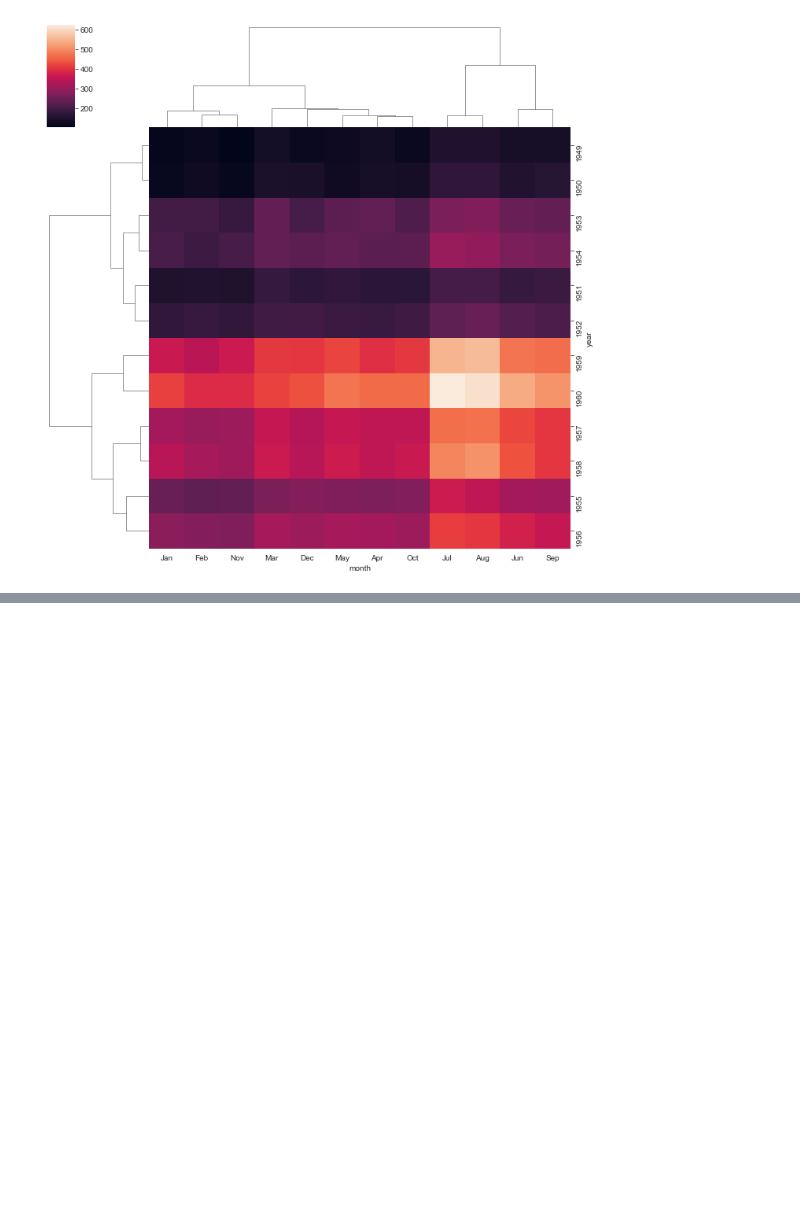
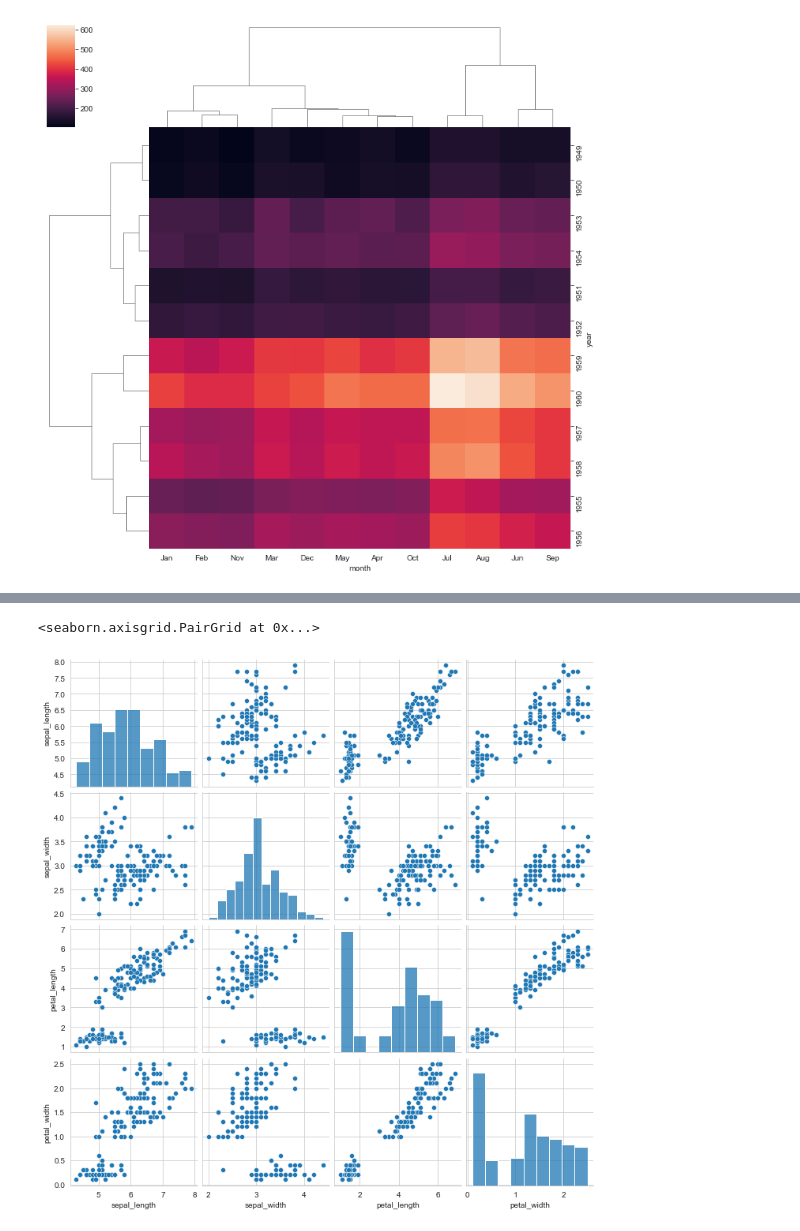
Before and after one commit to GarvitBanthiya/IT_Training_3rdSEM_ML, a Jupyter notebook: day19_seaborn.ipynb, the cells around one changed output, grey strips where cells are left out. Cells and saved outputs as stored; diff of their text form; code cells hidden in the pictures; blank space fills up the shorter version.

```diff
--- a/day19_seaborn.ipynb
+++ b/day19_seaborn.ipynb
@@ -160,0 +181,2 @@ sns.clustermap(data=fdf)
+# %%
+iris=sns.load_dataset('iris')
@@ -160,0 +192,5 @@ sns.clustermap(data=fdf)
+# %%
+sns.pairplot(data=iris)
+# %% [output]
+<seaborn.axisgrid.PairGrid at 0x...>
+[figure, added]
```
Also changed, not shown: parts of 10 cells of this notebook, 2 other files.
